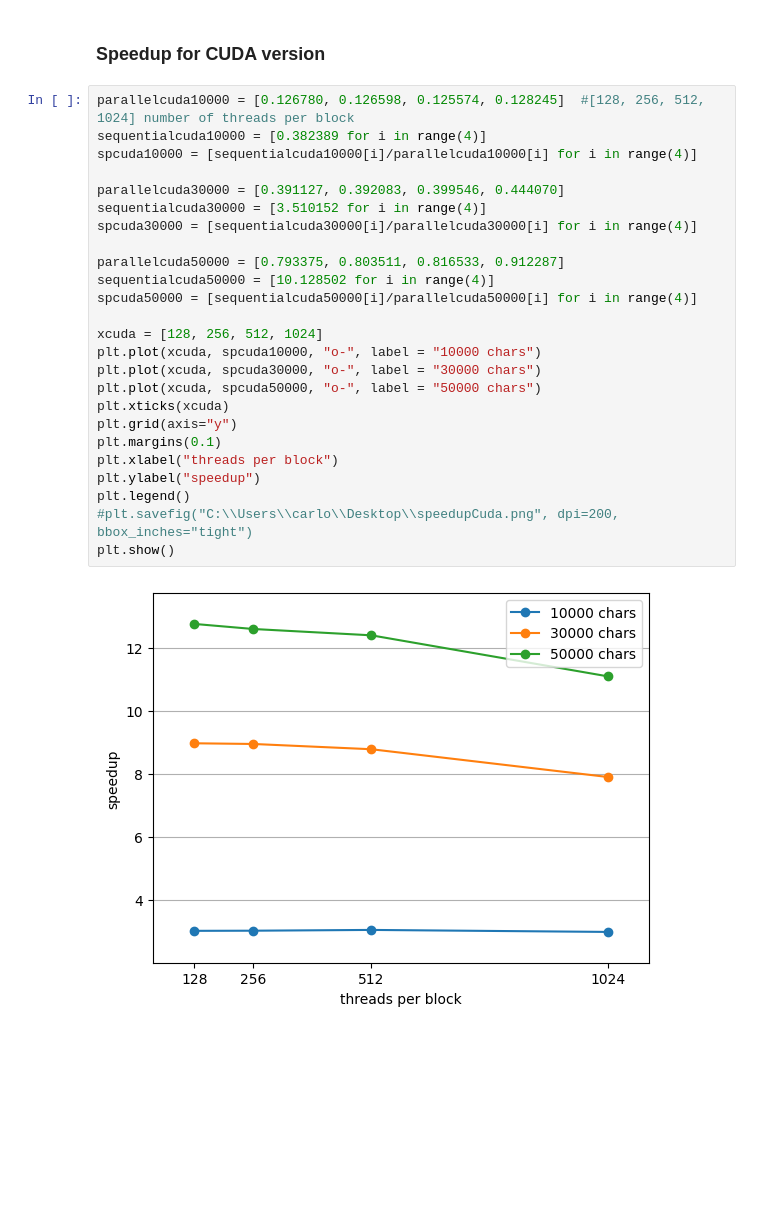
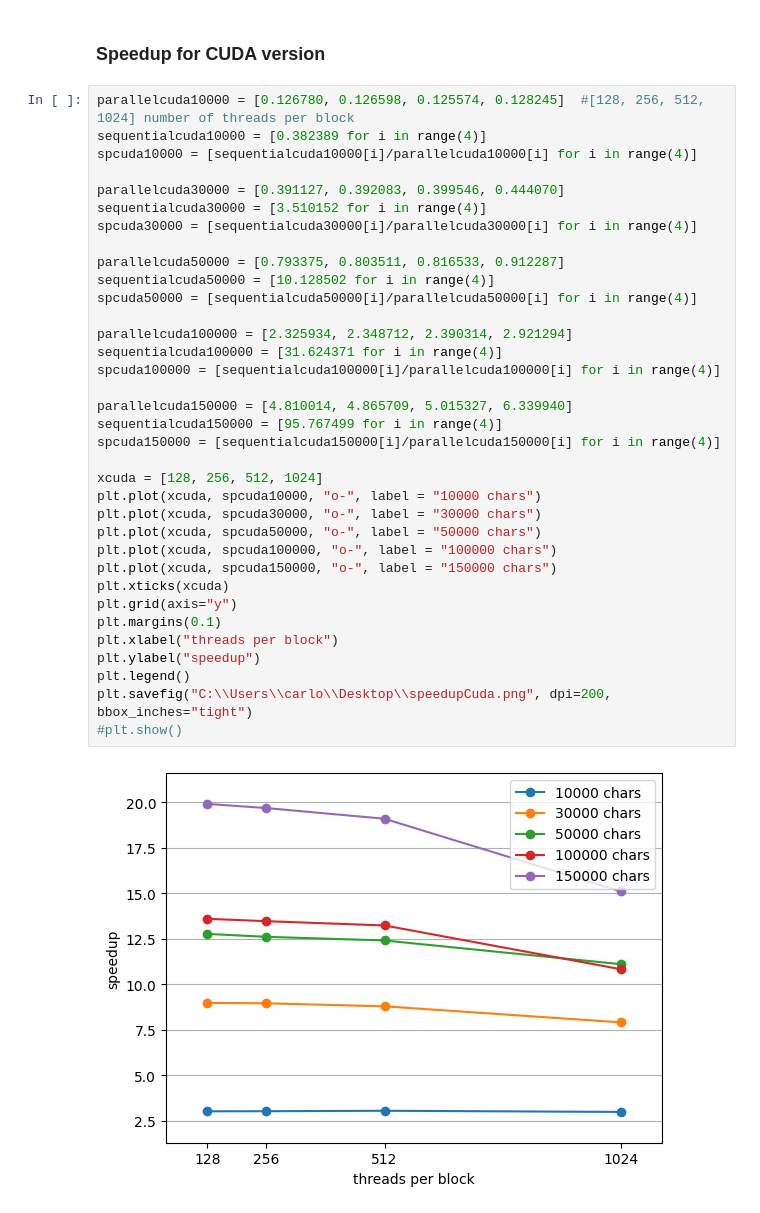
Before and after one commit to carlocek/parallel-edit-distance, a Jupyter notebook: plotter.ipynb, the cells around one changed output. Cells and saved outputs as stored; diff of their text form; blank space fills up the shorter version.

```diff
--- a/plotter.ipynb
+++ b/plotter.ipynb
@@ -66,27 +66,37 @@ plt.show()
 # %%
 parallelcuda10000 = [0.126780, 0.126598, 0.125574, 0.128245]  #[128, 256, 512, 1024] number of threads per block
 sequentialcuda10000 = [0.382389 for i in range(4)]
 spcuda10000 = [sequentialcuda10000[i]/parallelcuda10000[i] for i in range(4)]
 
 parallelcuda30000 = [0.391127, 0.392083, 0.399546, 0.444070]
 sequentialcuda30000 = [3.510152 for i in range(4)]
 spcuda30000 = [sequentialcuda30000[i]/parallelcuda30000[i] for i in range(4)]
 
 parallelcuda50000 = [0.793375, 0.803511, 0.816533, 0.912287]
 sequentialcuda50000 = [10.128502 for i in range(4)]
 spcuda50000 = [sequentialcuda50000[i]/parallelcuda50000[i] for i in range(4)]
 
+parallelcuda100000 = [2.325934, 2.348712, 2.390314, 2.921294]
+sequentialcuda100000 = [31.624371 for i in range(4)]
+spcuda100000 = [sequentialcuda100000[i]/parallelcuda100000[i] for i in range(4)]
+
+parallelcuda150000 = [4.810014, 4.865709, 5.015327, 6.339940]
+sequentialcuda150000 = [95.767499 for i in range(4)]
+spcuda150000 = [sequentialcuda150000[i]/parallelcuda150000[i] for i in range(4)]
+
 xcuda = [128, 256, 512, 1024]
 plt.plot(xcuda, spcuda10000, "o-", label = "10000 chars")
 plt.plot(xcuda, spcuda30000, "o-", label = "30000 chars")
 plt.plot(xcuda, spcuda50000, "o-", label = "50000 chars")
+plt.plot(xcuda, spcuda100000, "o-", label = "100000 chars")
+plt.plot(xcuda, spcuda150000, "o-", label = "150000 chars")
 plt.xticks(xcuda)
 plt.grid(axis="y")
 plt.margins(0.1)
 plt.xlabel("threads per block")
 plt.ylabel("speedup")
 plt.legend()
-#plt.savefig("C:\\Users\\carlo\\Desktop\\speedupCuda.png", dpi=200, bbox_inches="tight")
-plt.show()
+plt.savefig("C:\\Users\\carlo\\Desktop\\speedupCuda.png", dpi=200, bbox_inches="tight")
+#plt.show()
 # %% [output]
-[figure, old version]
+[figure, new version]
```
Also changed, not shown: parts of 1 cell of this notebook, 6 other files.
